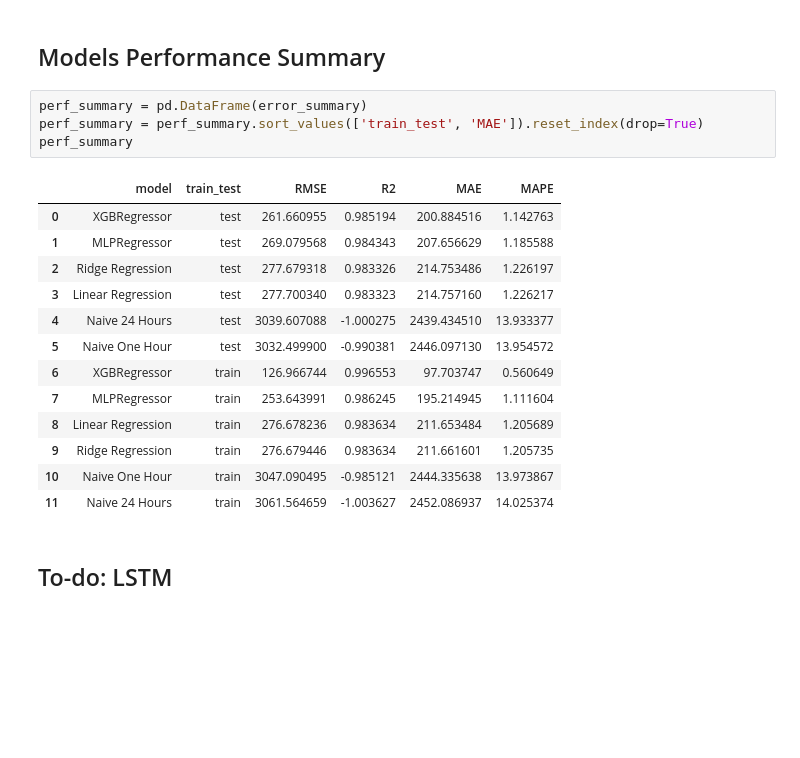
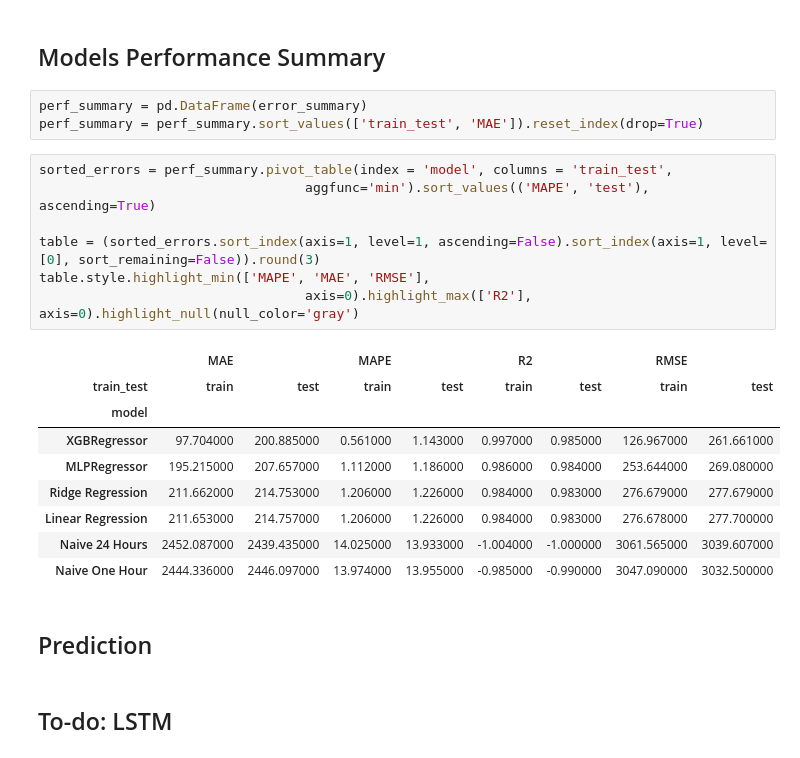
Before and after one commit to camadi/Ontario_Hourly_Electricity_Demand_Forecast, a Jupyter notebook: src/market_demand_prediction.ipynb, the cells around one changed output. Saved outputs shown, nothing was run; the diff lists cells and outputs as text; blank space fills up the shorter version.

Commit message:
Adding baseline naive

```diff
--- a/src/market_demand_prediction.ipynb
+++ b/src/market_demand_prediction.ipynb
@@ -1417,21 +1417,25 @@ Mean Absolute Percentage Error: 1.19%
 # %%
 perf_summary = pd.DataFrame(error_summary)
 perf_summary = perf_summary.sort_values(['train_test', 'MAE']).reset_index(drop=True)
-perf_summary
-# %% [output]
-|  | model | train_test | RMSE | R2 | MAE | MAPE |
-| 0 | XGBRegressor | test | 261.660955 | 0.985194 | 200.884516 | 1.142763 |
-| 1 | MLPRegressor | test | 269.079568 | 0.984343 | 207.656629 | 1.185588 |
-| 2 | Ridge Regression | test | 277.679318 | 0.983326 | 214.753486 | 1.226197 |
-| 3 | Linear Regression | test | 277.700340 | 0.983323 | 214.757160 | 1.226217 |
-| 4 | Naive 24 Hours | test | 3039.607088 | -1.000275 | 2439.434510 | 13.933377 |
-| 5 | Naive One Hour | test | 3032.499900 | -0.990381 | 2446.097130 | 13.954572 |
-| 6 | XGBRegressor | train | 126.966744 | 0.996553 | 97.703747 | 0.560649 |
-| 7 | MLPRegressor | train | 253.643991 | 0.986245 | 195.214945 | 1.111604 |
-| 8 | Linear Regression | train | 276.678236 | 0.983634 | 211.653484 | 1.205689 |
-| 9 | Ridge Regression | train | 276.679446 | 0.983634 | 211.661601 | 1.205735 |
-| 10 | Naive One Hour | train | 3047.090495 | -0.985121 | 2444.335638 | 13.973867 |
-| 11 | Naive 24 Hours | train | 3061.564659 | -1.003627 | 2452.086937 | 14.025374 |
+# %%
+sorted_errors = perf_summary.pivot_table(index = 'model', columns = 'train_test',
+                                  aggfunc='min').sort_values(('MAPE', 'test'), ascending=True)
+
+table = (sorted_errors.sort_index(axis=1, level=1, ascending=False).sort_index(axis=1, level=[0], sort_remaining=False)).round(3)
+table.style.highlight_min(['MAPE', 'MAE', 'RMSE'],
+                                  axis=0).highlight_max(['R2'], axis=0).highlight_null(null_color='gray')
+# %% [output]
+|  | MAE |  | MAPE |  | R2 |  | RMSE |  |
+| train_test | train | test | train | test | train | test | train | test |
+| model |  |  |  |  |  |  |  |  |
+| XGBRegressor | 97.704000 | 200.885000 | 0.561000 | 1.143000 | 0.997000 | 0.985000 | 126.967000 | 261.661000 |
+| MLPRegressor | 195.215000 | 207.657000 | 1.112000 | 1.186000 | 0.986000 | 0.984000 | 253.644000 | 269.080000 |
+| Ridge Regression | 211.662000 | 214.753000 | 1.206000 | 1.226000 | 0.984000 | 0.983000 | 276.679000 | 277.679000 |
+| Linear Regression | 211.653000 | 214.757000 | 1.206000 | 1.226000 | 0.984000 | 0.983000 | 276.678000 | 277.700000 |
+| Naive 24 Hours | 2452.087000 | 2439.435000 | 14.025000 | 13.933000 | -1.004000 | -1.000000 | 3061.565000 | 3039.607000 |
+| Naive One Hour | 2444.336000 | 2446.097000 | 13.974000 | 13.955000 | -0.985000 | -0.990000 | 3047.090000 | 3032.500000 |
+# %% [markdown]
+## Prediction
 # %% [markdown]
 ## To-do: LSTM
 # %%
```
